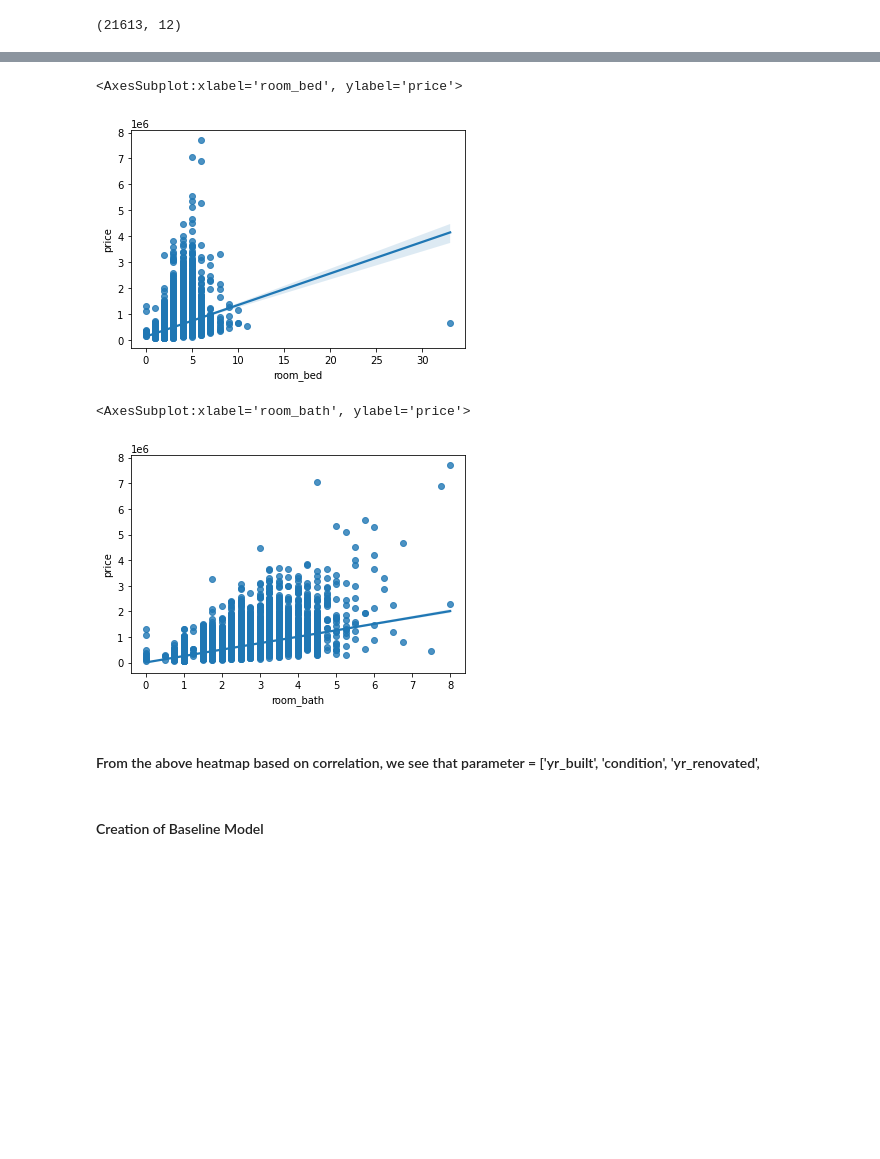
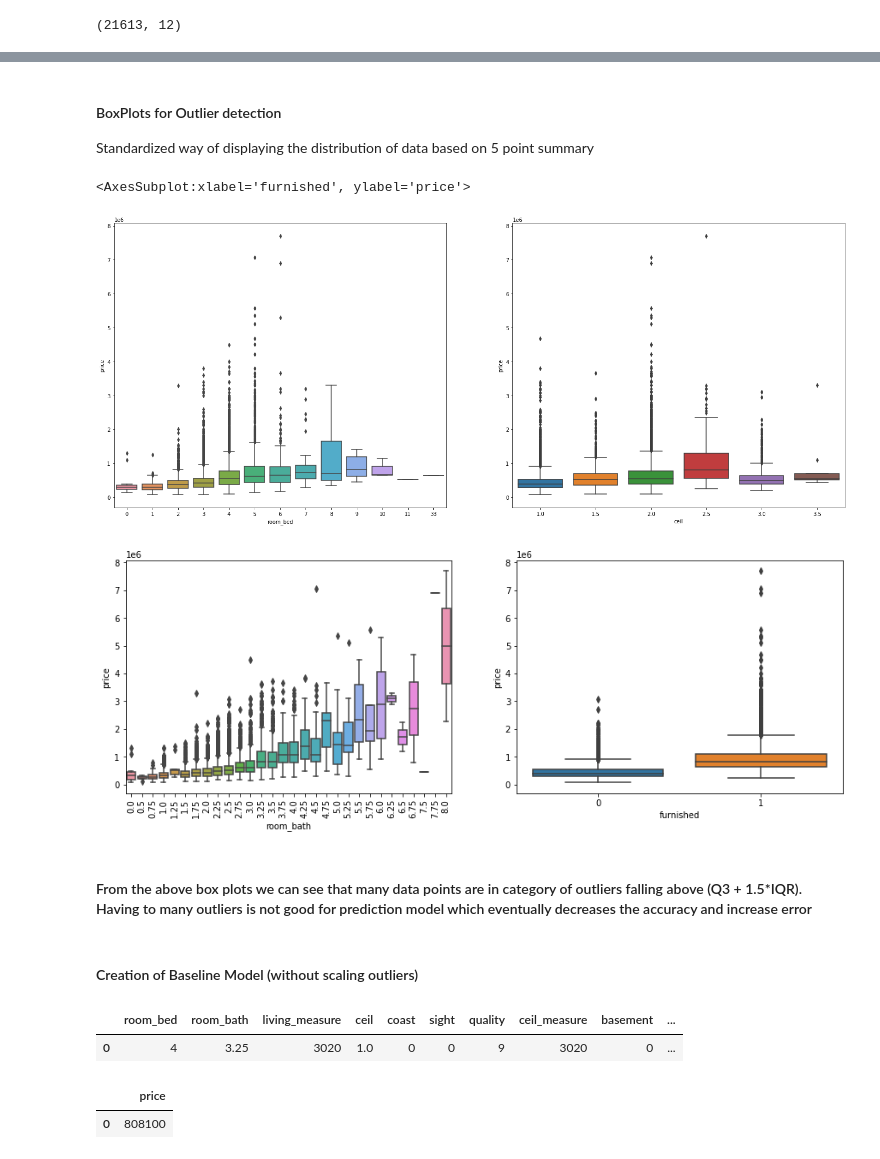
Before and after one commit to indrachatterjee86/capstoneML, a Jupyter notebook: code/MasterFile.ipynb, the cells around one changed output, grey strips where cells are left out. Cells and saved outputs as stored; diff of their text form; code cells hidden in the pictures; blank space fills up the shorter version.

```diff
--- a/code/MasterFile.ipynb
+++ b/code/MasterFile.ipynb
@@ -194,14 +234,22 @@ sns.regplot(x='total_area', y='price', data=newHouseDf)
-# %%
-sns.regplot(x='room_bed', y='price', data=newHouseDf)
-# %% [output]
-<AxesSubplot:xlabel='room_bed', ylabel='price'>
-[figure, removed]
-# %%
-sns.regplot(x='room_bath', y='price', data=newHouseDf)
-# %% [output]
-<AxesSubplot:xlabel='room_bath', ylabel='price'>
-[figure, removed]
-# %% [markdown]
-#### From the above heatmap based on correlation, we see that parameter = ['yr_built', 'condition', 'yr_renovated',
+# %% [markdown]
+#### BoxPlots for Outlier detection
+Standardized way of displaying the distribution of data based on 5 point summary
+# %%
+# Box Plot pair for number of bedrooms vs price and ceil vs price
+f, axes = plt.subplots(1, 2,figsize=(25,10))
+sns.boxplot(x=newHouseDf['room_bed'],y=newHouseDf['price'], ax=axes[0])
+sns.boxplot(x=newHouseDf['ceil'],y=newHouseDf['price'], ax=axes[1])
+
+#Another box plot pair for number of bathrooms vs price and is house furnished or not vs price
+f, axes = plt.subplots(1, 2,figsize=(15,5))
+sns.boxplot(x=newHouseDf['room_bath'],y=newHouseDf['price'], ax=axes[0])
+labels = axes[0].set_xticklabels(axes[0].get_xticklabels(),rotation=90)
+sns.boxplot(x=newHouseDf['furnished'],y=newHouseDf['price'], ax=axes[1])
+# %% [output]
+<AxesSubplot:xlabel='furnished', ylabel='price'>
+[figure, added]
+[figure, added]
+# %% [markdown]
+#### From the above box plots we can see that many data points are in category of outliers falling above (Q3 + 1.5*IQR). Having to many outliers is not good for prediction model which eventually decreases the accuracy and increase error
 # %% [markdown]
-#### Creation of Baseline Model
+#### Creation of Baseline Model (without scaling outliers)
@@ -207,0 +263,10 @@ sns.regplot(x='room_bath', y='price', data=newHouseDf)
+# %%
+X_data.head(1)
+# %% [output]
+|  | room_bed | room_bath | living_measure | ceil | coast | sight | quality | ceil_measure | basement | ... |
+| 0 | 4 | 3.25 | 3020 | 1.0 | 0 | 0 | 9 | 3020 | 0 | ... |
+# %%
+Y_data.head(1)
+# %% [output]
+|  | price |
+| 0 | 808100 |
```
Also changed, not shown: parts of 16 cells of this notebook, 1 other file.
